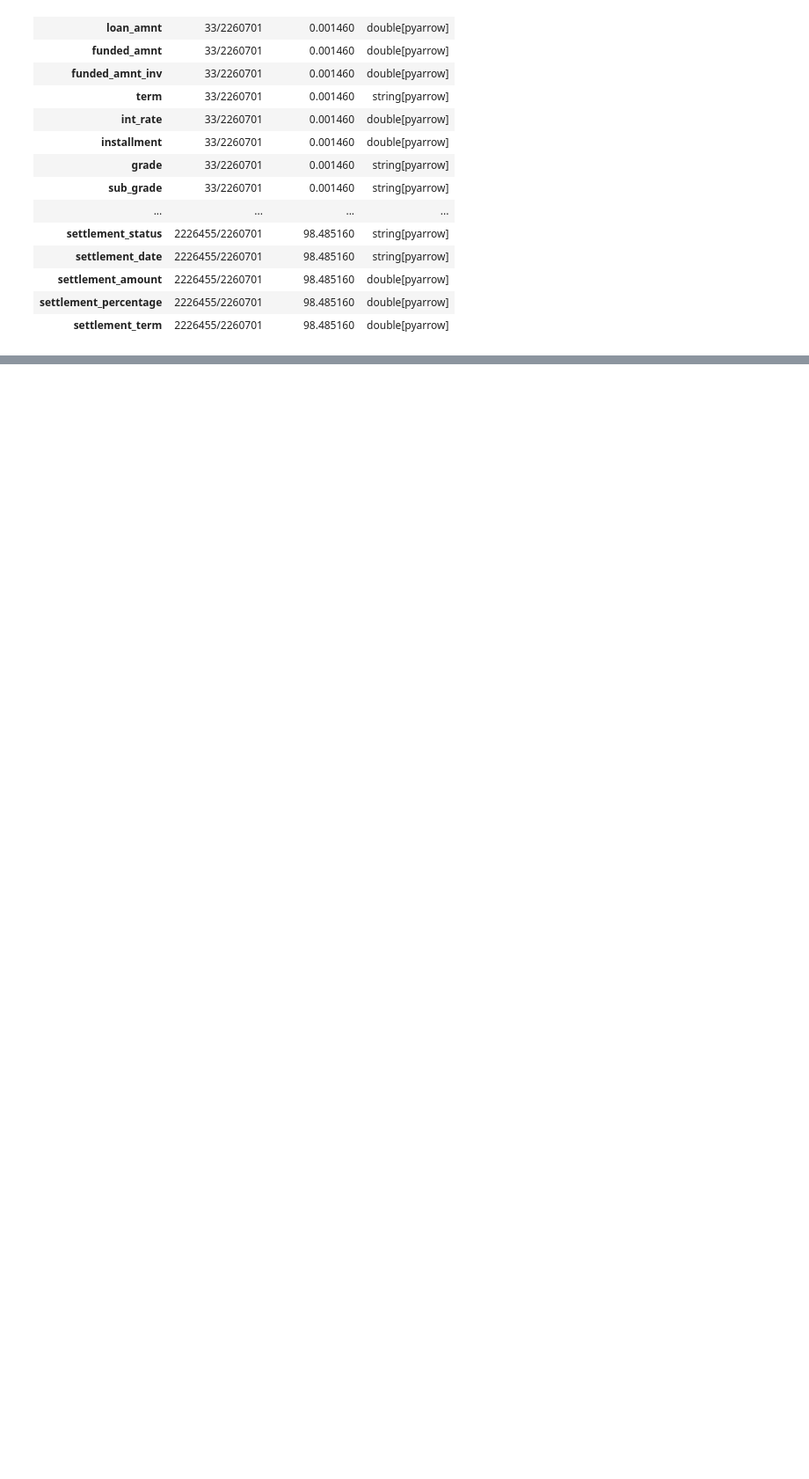
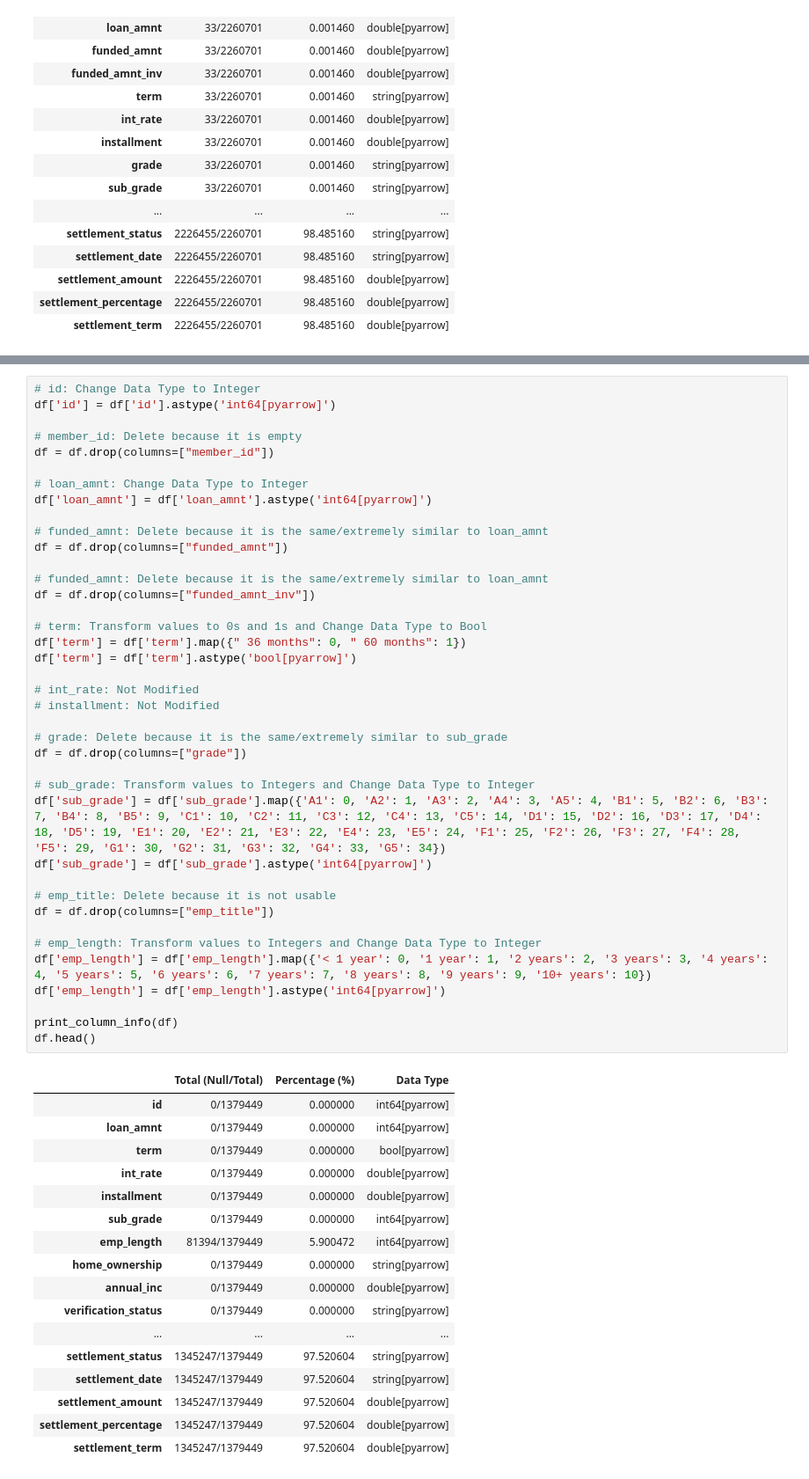
Before and after one commit to EnetzUni/BankLoanPredictionAlgorithm, a Jupyter notebook: notebooks/preprocessing.ipynb, the cells around one changed output, grey strips where cells are left out. Shown at 88% size. Drawn from its saved outputs; the diff is of its cells as text; blank space fills up the shorter version.

```diff
--- a/notebooks/preprocessing.ipynb
+++ b/notebooks/preprocessing.ipynb
@@ -92,0 +225,57 @@ print_column_info(df)
+# %%
+# id: Change Data Type to Integer
+df['id'] = df['id'].astype('int64[pyarrow]')
+
+# member_id: Delete because it is empty
+df = df.drop(columns=["member_id"])
+
+# loan_amnt: Change Data Type to Integer
+df['loan_amnt'] = df['loan_amnt'].astype('int64[pyarrow]')
+
+# funded_amnt: Delete because it is the same/extremely similar to loan_amnt
+df = df.drop(columns=["funded_amnt"])
+
+# funded_amnt: Delete because it is the same/extremely similar to loan_amnt
+df = df.drop(columns=["funded_amnt_inv"])
+
+# term: Transform values to 0s and 1s and Change Data Type to Bool
+df['term'] = df['term'].map({" 36 months": 0, " 60 months": 1})
+df['term'] = df['term'].astype('bool[pyarrow]')
+
+# int_rate: Not Modified
+# installment: Not Modified
+
+# grade: Delete because it is the same/extremely similar to sub_grade
+df = df.drop(columns=["grade"])
+
+# sub_grade: Transform values to Integers and Change Data Type to Integer
+df['sub_grade'] = df['sub_grade'].map({'A1': 0, 'A2': 1, 'A3': 2, 'A4': 3, 'A5': 4, 'B1': 5, 'B2': 6, 'B3': 7, 'B4': 8, 'B5': 9, 'C1': 10, 'C2': 11, 'C3': 12, 'C4': 13, 'C5': 14, 'D1': 15, 'D2': 16, 'D3': 17, 'D4': 18, 'D5': 19, 'E1': 20, 'E2': 21, 'E3': 22, 'E4': 23, 'E5': 24, 'F1': 25, 'F2': 26, 'F3': 27, 'F4': 28, 'F5': 29, 'G1': 30, 'G2': 31, 'G3': 32, 'G4': 33, 'G5': 34})
+df['sub_grade'] = df['sub_grade'].astype('int64[pyarrow]')
+
+# emp_title: Delete because it is not usable
+df = df.drop(columns=["emp_title"])
+
+# emp_length: Transform values to Integers and Change Data Type to Integer
+df['emp_length'] = df['emp_length'].map({'< 1 year': 0, '1 year': 1, '2 years': 2, '3 years': 3, '4 years': 4, '5 years': 5, '6 years': 6, '7 years': 7, '8 years': 8, '9 years': 9, '10+ years': 10})
+df['emp_length'] = df['emp_length'].astype('int64[pyarrow]')
+
+print_column_info(df)
+df.head()
+# %% [output]
+|  | Total (Null/Total) | Percentage (%) | Data Type |
+| id | 0/1379449 | 0.000000 | int64[pyarrow] |
+| loan_amnt | 0/1379449 | 0.000000 | int64[pyarrow] |
+| term | 0/1379449 | 0.000000 | bool[pyarrow] |
+| int_rate | 0/1379449 | 0.000000 | double[pyarrow] |
+| installment | 0/1379449 | 0.000000 | double[pyarrow] |
+| sub_grade | 0/1379449 | 0.000000 | int64[pyarrow] |
+| emp_length | 81394/1379449 | 5.900472 | int64[pyarrow] |
+| home_ownership | 0/1379449 | 0.000000 | string[pyarrow] |
+| annual_inc | 0/1379449 | 0.000000 | double[pyarrow] |
+| verification_status | 0/1379449 | 0.000000 | string[pyarrow] |
+| ... | ... | ... | ... |
+| settlement_status | 1345247/1379449 | 97.520604 | string[pyarrow] |
+| settlement_date | 1345247/1379449 | 97.520604 | string[pyarrow] |
+| settlement_amount | 1345247/1379449 | 97.520604 | double[pyarrow] |
+| settlement_percentage | 1345247/1379449 | 97.520604 | double[pyarrow] |
+| settlement_term | 1345247/1379449 | 97.520604 | double[pyarrow] |
```
Also changed, not shown: parts of 5 cells of this notebook.
